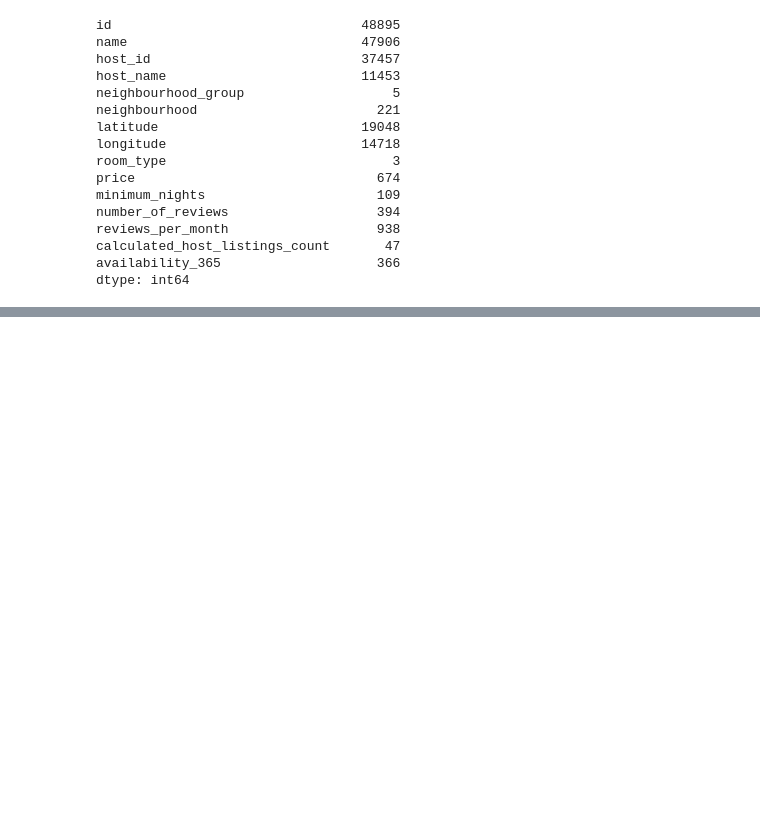
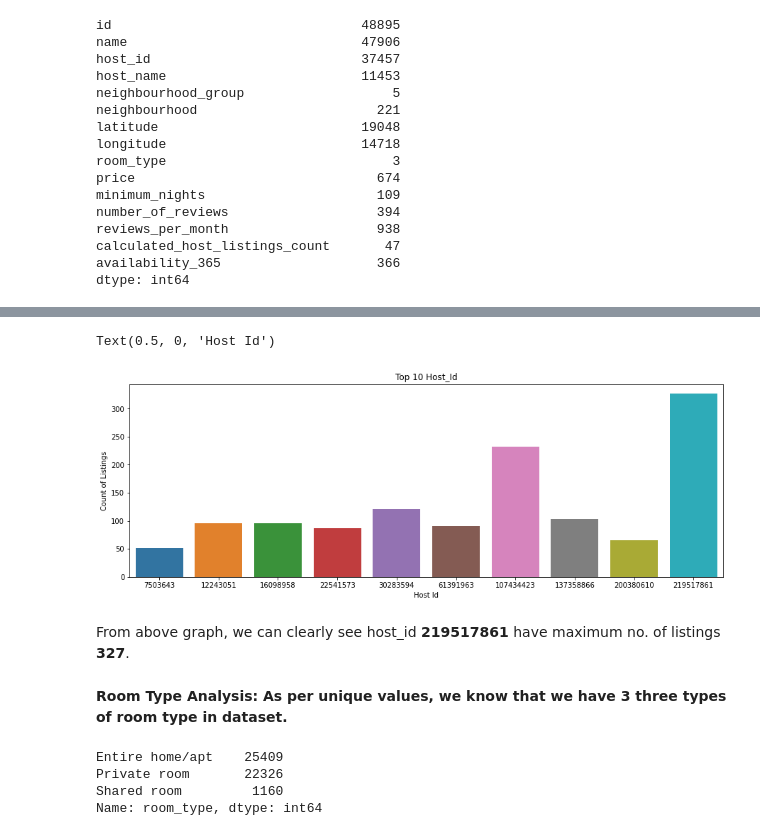
Before and after one commit to abhinavsingh-github/airbnb-booking-analysis, a Jupyter notebook: Abhinav_Singh_Airbnb_Bookings_Analysis_Capstone_Project.ipynb, the cells around one changed output, grey strips where cells are left out. Cells and saved outputs as stored; diff of their text form; code cells hidden in the pictures; blank space fills up the shorter version.

```diff
--- a/Abhinav_Singh_Airbnb_Bookings_Analysis_Capstone_Project.ipynb
+++ b/Abhinav_Singh_Airbnb_Bookings_Analysis_Capstone_Project.ipynb
@@ -146,0 +149,7 @@ dtype: int64
+# %%
+# Finding top 10 host_id with most quantity of listings
+top10_hosts = pd.DataFrame(airbnb.host_id.value_counts()).iloc[:10]
+top10_hosts.columns=['count']
+top10_hosts['host_id'] = top10_hosts.index
+top10_hosts.reset_index(drop=True, inplace=True)
+print(top10_hosts)
@@ -146,0 +168,23 @@ dtype: int64
+# %%
+# Plotting graph
+plt.figure(figsize=(15,5))
+sns.barplot(x="host_id", y="count", data=top10_hosts)
+
+plt.title('Top 10 Host_Id')
+plt.ylabel('Count of Listings')
+plt.xlabel('Host Id')
+# %% [output]
+Text(0.5, 0, 'Host Id')
+[figure, added]
+# %% [markdown]
+From above graph, we can clearly see host_id **219517861** have maximum no. of listings **327**.
+# %% [markdown]
+**Room Type Analysis: As per unique values, we know that we have 3 three types of room type in dataset.**
+# %%
+# Lets find frequency count of each room_type
+airbnb['room_type'].value_counts()
+# %% [output]
+Entire home/apt    25409
+Private room       22326
+Shared room         1160
+Name: room_type, dtype: int64
```
Also changed, not shown: parts of 8 cells of this notebook.
